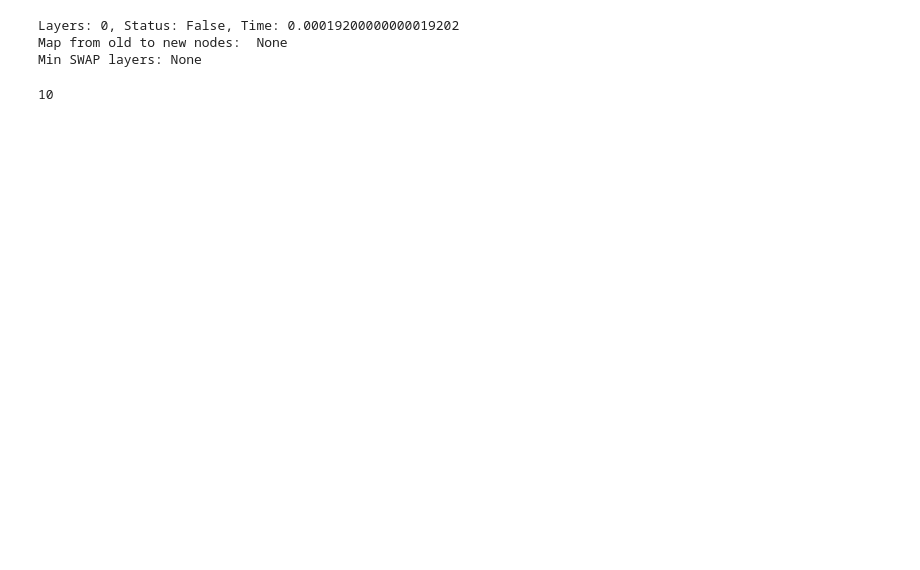
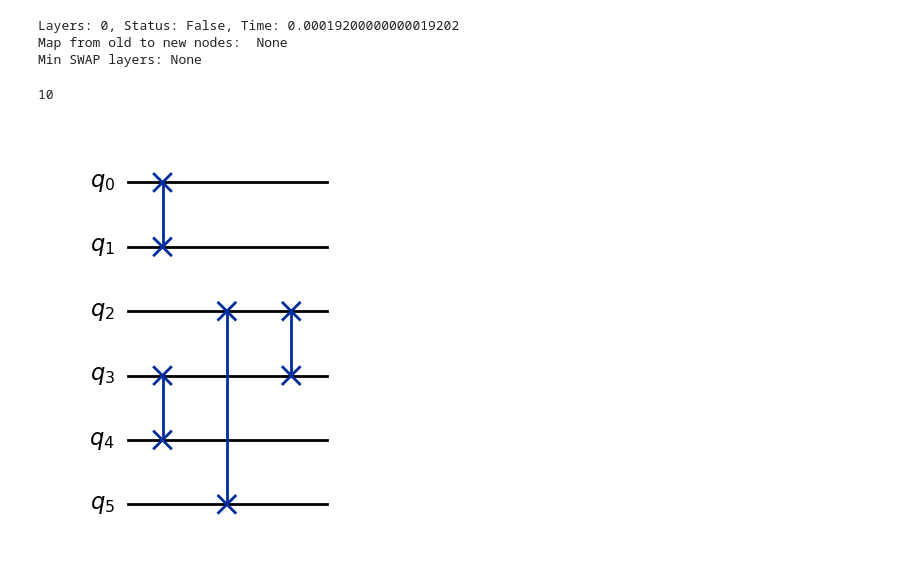
Before and after one commit to to24toro/AITranspiler, a Jupyter notebook: swap_strategy.ipynb, the cells around one changed output. Saved outputs shown, nothing was run; the diff lists cells and outputs as text; code cells hidden in the pictures; blank space fills up the shorter version.

```diff
--- a/swap_strategy.ipynb
+++ b/swap_strategy.ipynb
@@ -24,3 +24,14 @@ Layers: 0, Status: False, Time: 0.00019200000000019202
 Map from old to new nodes:  None
 Min SWAP layers: None
 10
+# %%
+from qiskit import QuantumCircuit
+
+qc = QuantumCircuit(6)
+swap_list = [(0, 1), (3, 4), (2, 5), (2, 3)]
+for swap in swap_list:
+    qc.swap(*swap)
+depth = qc.depth(lambda instr: instr.name == "swap")
+qc.draw(output="mpl")
+# %% [output]
+[figure, added]
```
Also changed, not shown: 9 other files.
